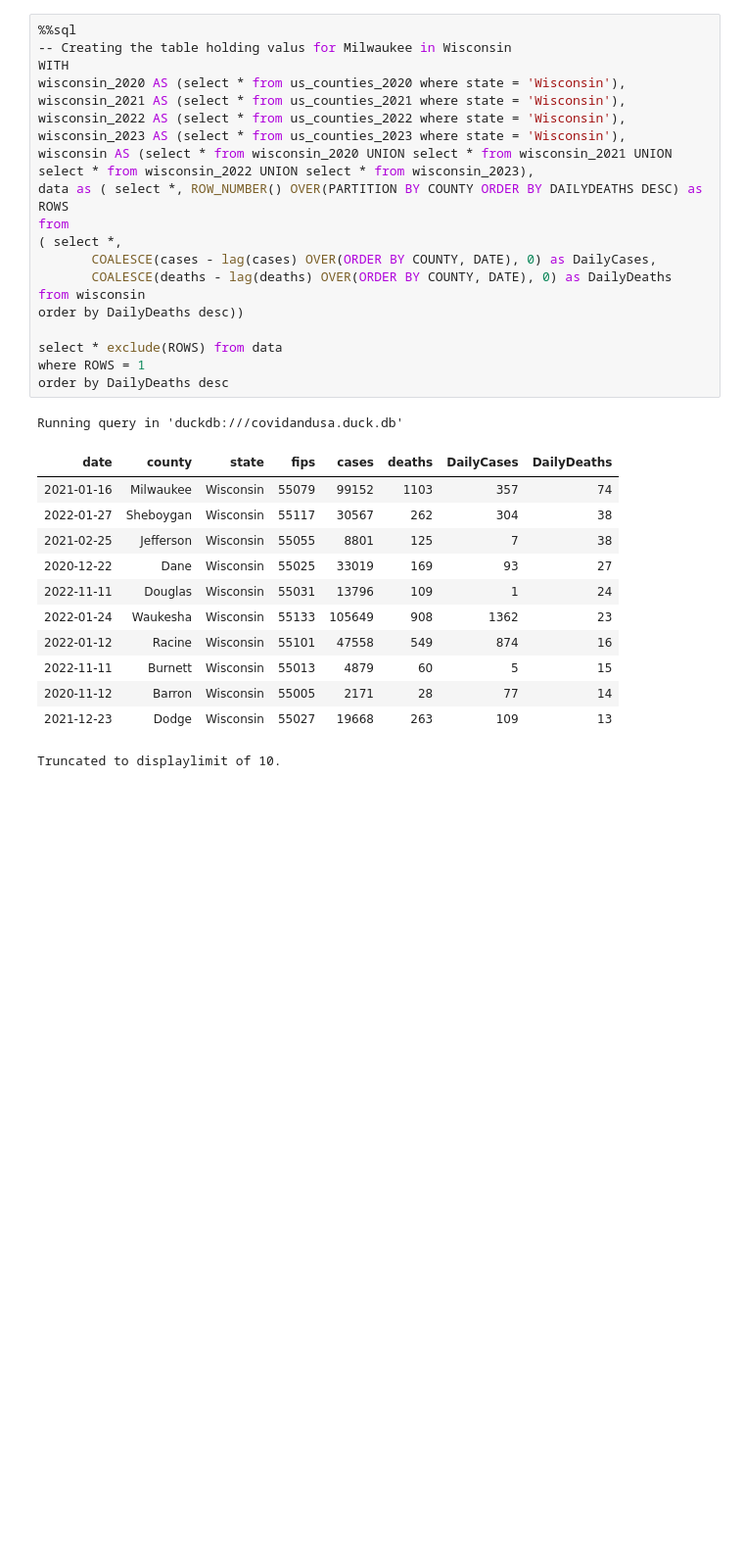
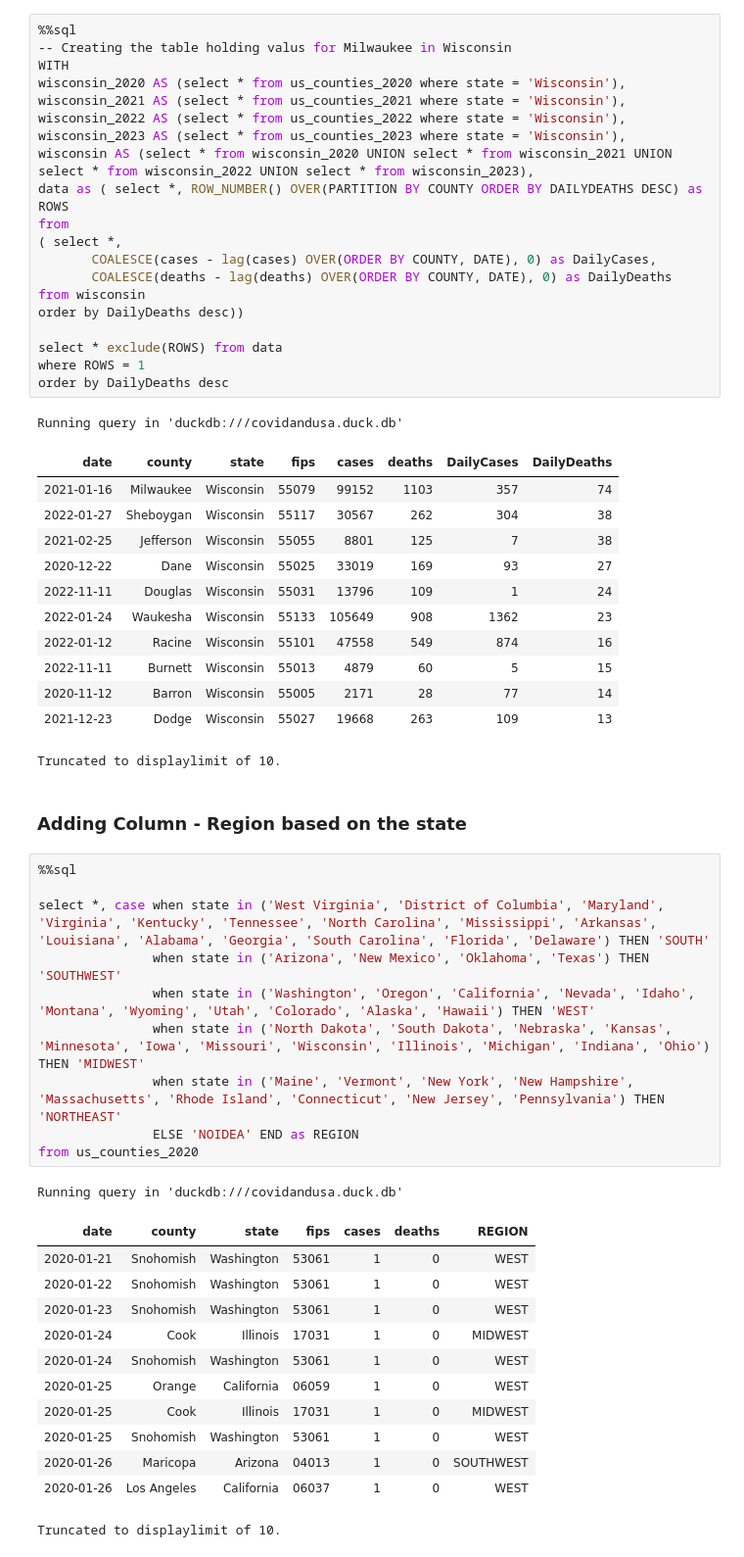
Before and after one commit to onedataengineer21/notebooks, a Jupyter notebook: python/CovidandUSA_SQL.ipynb, the cells around one changed output. Shown: that part at 98% size. Saved outputs shown, nothing was run; the diff lists cells and outputs as text; blank space fills up the shorter version.

Commit message:
Updating the SQL Covid Notebook

```diff
--- a/python/CovidandUSA_SQL.ipynb
+++ b/python/CovidandUSA_SQL.ipynb
@@ -527,3 +527,29 @@ Running query in 'duckdb:///covidandusa.duck.db'
 | 2020-11-12 | Barron | Wisconsin | 55005 | 2171 | 28 | 77 | 14 |
 | 2021-12-23 | Dodge | Wisconsin | 55027 | 19668 | 263 | 109 | 13 |
 Truncated to displaylimit of 10.
+# %% [markdown]
+### Adding Column - Region based on the state
+# %%
+%%sql
+
+select *, case when state in ('West Virginia', 'District of Columbia', 'Maryland', 'Virginia', 'Kentucky', 'Tennessee', 'North Carolina', 'Mississippi', 'Arkansas', 'Louisiana', 'Alabama', 'Georgia', 'South Carolina', 'Florida', 'Delaware') THEN 'SOUTH'
+               when state in ('Arizona', 'New Mexico', 'Oklahoma', 'Texas') THEN 'SOUTHWEST'
+               when state in ('Washington', 'Oregon', 'California', 'Nevada', 'Idaho', 'Montana', 'Wyoming', 'Utah', 'Colorado', 'Alaska', 'Hawaii') THEN 'WEST'
+               when state in ('North Dakota', 'South Dakota', 'Nebraska', 'Kansas', 'Minnesota', 'Iowa', 'Missouri', 'Wisconsin', 'Illinois', 'Michigan', 'Indiana', 'Ohio') THEN 'MIDWEST'
+               when state in ('Maine', 'Vermont', 'New York', 'New Hampshire', 'Massachusetts', 'Rhode Island', 'Connecticut', 'New Jersey', 'Pennsylvania') THEN 'NORTHEAST'
+               ELSE 'NOIDEA' END as REGION
+from us_counties_2020
+# %% [output]
+Running query in 'duckdb:///covidandusa.duck.db'
+| date | county | state | fips | cases | deaths | REGION |
+| 2020-01-21 | Snohomish | Washington | 53061 | 1 | 0 | WEST |
+| 2020-01-22 | Snohomish | Washington | 53061 | 1 | 0 | WEST |
+| 2020-01-23 | Snohomish | Washington | 53061 | 1 | 0 | WEST |
+| 2020-01-24 | Cook | Illinois | 17031 | 1 | 0 | MIDWEST |
+| 2020-01-24 | Snohomish | Washington | 53061 | 1 | 0 | WEST |
+| 2020-01-25 | Orange | California | 06059 | 1 | 0 | WEST |
+| 2020-01-25 | Cook | Illinois | 17031 | 1 | 0 | MIDWEST |
+| 2020-01-25 | Snohomish | Washington | 53061 | 1 | 0 | WEST |
+| 2020-01-26 | Maricopa | Arizona | 04013 | 1 | 0 | SOUTHWEST |
+| 2020-01-26 | Los Angeles | California | 06037 | 1 | 0 | WEST |
+Truncated to displaylimit of 10.
```
Also changed, not shown: parts of 3 cells of this notebook.
